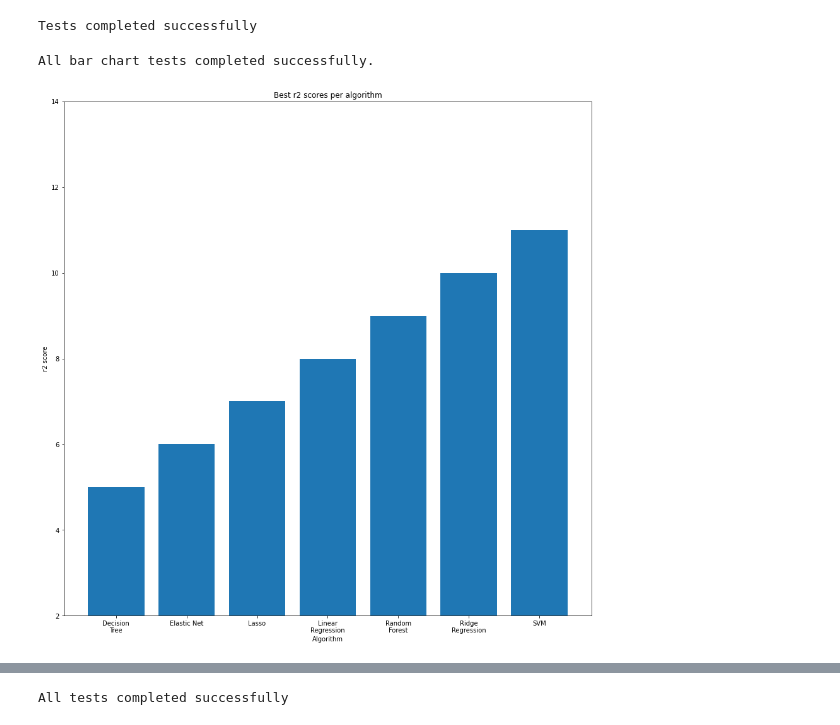
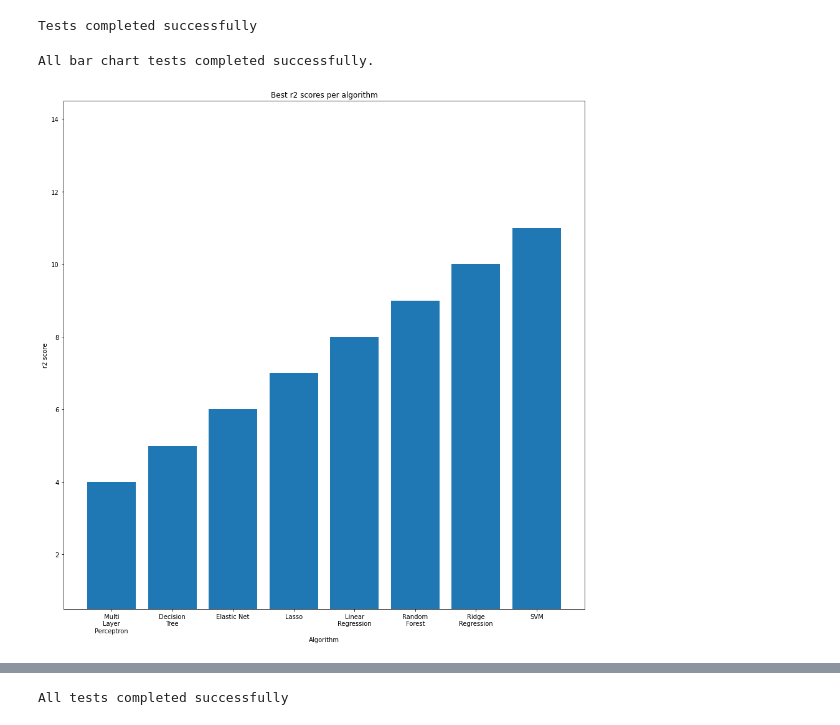
Before and after one commit to CBProgramming/CrimePrediction, a Jupyter notebook: 19 - Model evaluation.ipynb, the cells around one changed output, grey strips where cells are left out. Drawn from its saved outputs; the diff is of its cells as text; code cells hidden in the pictures.

```diff
--- a/19 - Model evaluation.ipynb
+++ b/19 - Model evaluation.ipynb
@@ -18,20 +18,22 @@ sel_methods = np.load(file)
 model_path = "CrimeGUI/Models/"
 # %%
 def setup_lists():
-    algorithms = ['decision_tree',
-             'elastic_net',
-             'lasso',
-             'linear_regression',
-             'random_forest',
-             'ridge_regression',
-             'svm']
-    algorithm_display_names = ['Decision\nTree',
-                          'Elastic Net',
-                          'Lasso',
-                          'Linear\nRegression',
-                          'Random\nForest',
-                          'Ridge\nRegression',
-                          'SVM']
+    algorithms = ['multi_layer_perceptron',
+                  'decision_tree',
+                  'elastic_net',
+                  'lasso',
+                  'linear_regression',
+                  'random_forest',
+                  'ridge_regression',
+                  'svm']
+    algorithm_display_names = ['Multi\nLayer\nPerceptron',
+                               'Decision\nTree',
+                               'Elastic Net',
+                               'Lasso',
+                               'Linear\nRegression',
+                               'Random\nForest',
+                               'Ridge\nRegression',
+                               'SVM']
     feature_select_display_names = ['F Regression',
                                'Chi2',
                                'Adaboost',
@@ -280,34 +284,37 @@ def test_best_score_per_algorithm(bar, expected_heights, x_label, y_label, expec
         assert sub_headings[i].get_text() == algorithm_display_names[i], "Sub-headings not as expected"
     print("All bar chart tests completed successfully.")
 # %%
-results_by_algorithm = {'decision_tree': {'mse': [1.0, 2.0, 3.0, 4.0, 5.0],
+results_by_algorithm = {'multi_layer_perceptron':{'mse': [1.1, 2.0, 3.0, 4.0, 5.0],
+                                          'mae': [2.1, 3.0, 4.0, 5.0, 6.0],
+                                          'r2': [2.0, 3.0, 4.0, 0.0, 1.0]},
+                        'decision_tree': {'mse': [1.0, 2.0, 3.0, 4.0, 5.0],
                                           'mae': [2.0, 3.0, 4.0, 5.0, 6.0],
                                           'r2': [3.0, 4.0, 5.0, 1.0, 2.0]},
                         'elastic_net': {'mse': [4.0, 5.0, 0.9, 2.0, 3.0],
                                         'mae': [5.0, 1.9, 2.0, 3.0, 4.0],
                                         'r2': [1.0, 2.0, 3.0, 4.0, 6.0]},
                         'lasso': {'mse': [2.0, 3.0, 4.0, 5.0, 0.8],
                                   'mae': [3.0, 4.0, 5.0, 1.8, 2.0],
                                   'r2': [4.0, 7.0, 1.0, 2.0, 3.0]},
                         'linear_regression': {'mse': [5.0, 0.7, 2.0, 3.0, 4.0],
                                               'mae': [1.7, 2.0, 3.0, 4.0, 5.0],
                                               'r2': [2.0, 3.0, 4.0, 8.0, 1.0]},
                         'random_forest': {'mse': [3.0, 4.0, 5.0, 0.6, 2.0],
                                           'mae': [4.0, 5.0, 1.6, 2.0, 3.0],
                                           'r2': [9.0, 1.0, 2.0, 3.0, 4.0]},
                         'ridge_regression': {'mse': [0.5, 2.0, 3.0, 4.0, 5.0],
                                              'mae': [2.0, 3.0, 4.0, 5.0, 1.5],
                                              'r2': [3.0, 4.0, 10.0, 1.0, 2.0]},
                         'svm': {'mse': [4.0, 5.0, 0.4, 2.0, 3.0],
                                 'mae': [5.0, 1.4, 2.0, 3.0, 4.0],
                                 'r2': [1.0, 2.0, 3.0, 4.0, 11.0]}}
-expected_r2_rectangle_heights = [5,6,7,8,9,10,11]
+expected_r2_rectangle_heights = [4,5,6,7,8,9,10,11]
 algorithms, algorithm_display_names, feature_select_display_names, highest_is_best, score_metrics = setup_lists()
 expected_y = 'r2 score'
 expected_title = "Best r2 scores per algorithm"
 r2_bar, ticks, title, x_label, y_label = best_score_per_algorithm('r2')
 test_best_score_per_algorithm(r2_bar, expected_r2_rectangle_heights, x_label, y_label, expected_y, ticks, expected_title, title)
 # %% [output]
 All bar chart tests completed successfully.
-[figure, old version]
+[figure, new version]
 # %%
```
Also changed, not shown: parts of 22 cells of this notebook, 4 other files.
